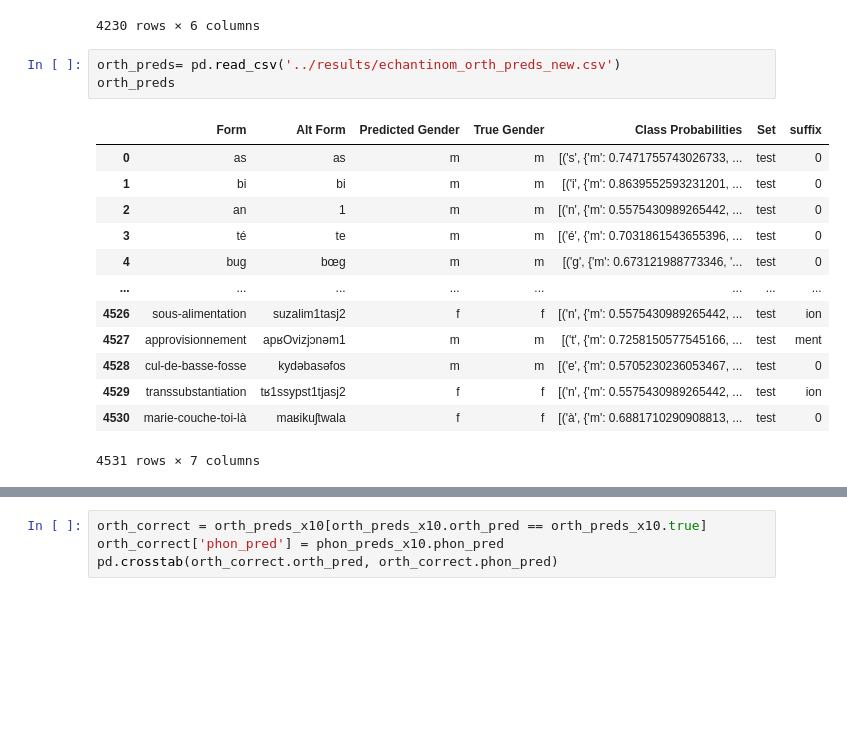
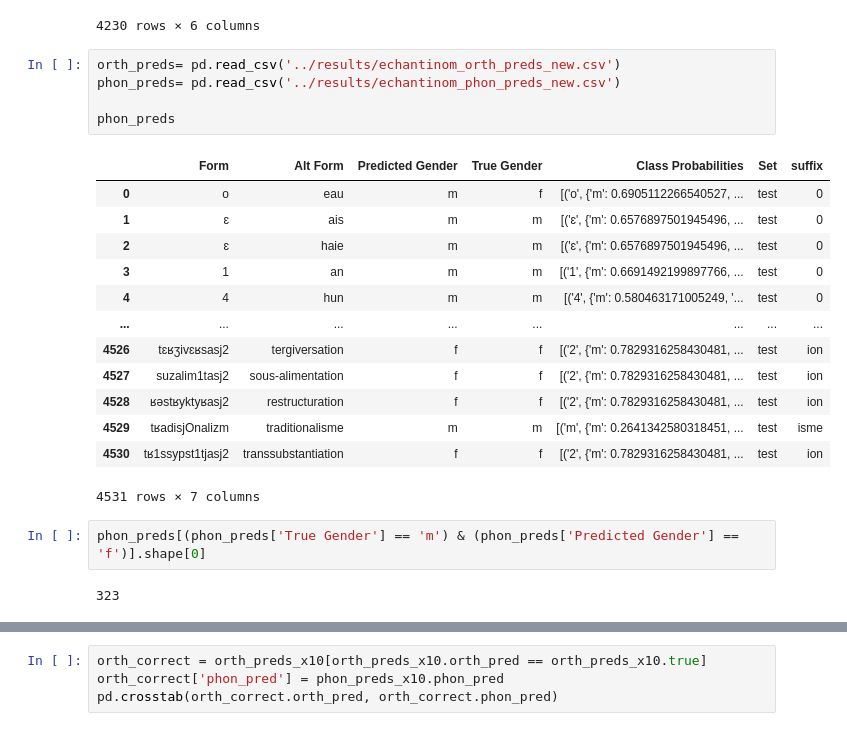
Before and after one commit to NazaninShafiabadi/gender_prediction, a Jupyter notebook: src/orth_phon_comparison.ipynb, the cells around one changed output, grey strips where cells are left out. Drawn from its saved outputs; the diff is of its cells as text; blank space fills up the shorter version.

```diff
--- a/src/orth_phon_comparison.ipynb
+++ b/src/orth_phon_comparison.ipynb
@@ -704,18 +704,24 @@ orth_incorrect
 4230 rows × 6 columns
 # %%
 orth_preds= pd.read_csv('../results/echantinom_orth_preds_new.csv')
-orth_preds
+phon_preds= pd.read_csv('../results/echantinom_phon_preds_new.csv')
+
+phon_preds
 # %% [output]
 |  | Form | Alt Form | Predicted Gender | True Gender | Class Probabilities | Set | suffix |
-| 0 | as | as | m | m | [('s', {'m': 0.7471755743026733, ... | test | 0 |
-| 1 | bi | bi | m | m | [('i', {'m': 0.8639552593231201, ... | test | 0 |
-| 2 | an | 1 | m | m | [('n', {'m': 0.5575430989265442, ... | test | 0 |
-| 3 | té | te | m | m | [('é', {'m': 0.7031861543655396, ... | test | 0 |
-| 4 | bug | bœg | m | m | [('g', {'m': 0.673121988773346, '... | test | 0 |
+| 0 | o | eau | m | f | [('o', {'m': 0.6905112266540527, ... | test | 0 |
+| 1 | ɛ | ais | m | m | [('ɛ', {'m': 0.6576897501945496, ... | test | 0 |
+| 2 | ɛ | haie | m | m | [('ɛ', {'m': 0.6576897501945496, ... | test | 0 |
+| 3 | 1 | an | m | m | [('1', {'m': 0.6691492199897766, ... | test | 0 |
+| 4 | 4 | hun | m | m | [('4', {'m': 0.580463171005249, '... | test | 0 |
 | ... | ... | ... | ... | ... | ... | ... | ... |
-| 4526 | sous-alimentation | suzalim1tasj2 | f | f | [('n', {'m': 0.5575430989265442, ... | test | ion |
-| 4527 | approvisionnement | apʁOvizjɔnəm1 | m | m | [('t', {'m': 0.7258150577545166, ... | test | ment |
-| 4528 | cul-de-basse-fosse | kydəbasəfos | m | m | [('e', {'m': 0.5705230236053467, ... | test | 0 |
-| 4529 | transsubstantiation | tʁ1ssypst1tjasj2 | f | f | [('n', {'m': 0.5575430989265442, ... | test | ion |
-| 4530 | marie-couche-toi-là | maʁikuʃtwala | f | f | [('à', {'m': 0.6881710290908813, ... | test | 0 |
+| 4526 | tɛʁʒivɛʁsasj2 | tergiversation | f | f | [('2', {'m': 0.7829316258430481, ... | test | ion |
+| 4527 | suzalim1tasj2 | sous-alimentation | f | f | [('2', {'m': 0.7829316258430481, ... | test | ion |
+| 4528 | ʁəstʁyktyʁasj2 | restructuration | f | f | [('2', {'m': 0.7829316258430481, ... | test | ion |
+| 4529 | tʁadisjOnalizm | traditionalisme | m | m | [('m', {'m': 0.2641342580318451, ... | test | isme |
+| 4530 | tʁ1ssypst1tjasj2 | transsubstantiation | f | f | [('2', {'m': 0.7829316258430481, ... | test | ion |
 4531 rows × 7 columns
+# %%
+phon_preds[(phon_preds['True Gender'] == 'm') & (phon_preds['Predicted Gender'] == 'f')].shape[0]
+# %% [output]
+323
```
Also changed, not shown: parts of 6 cells of this notebook.
